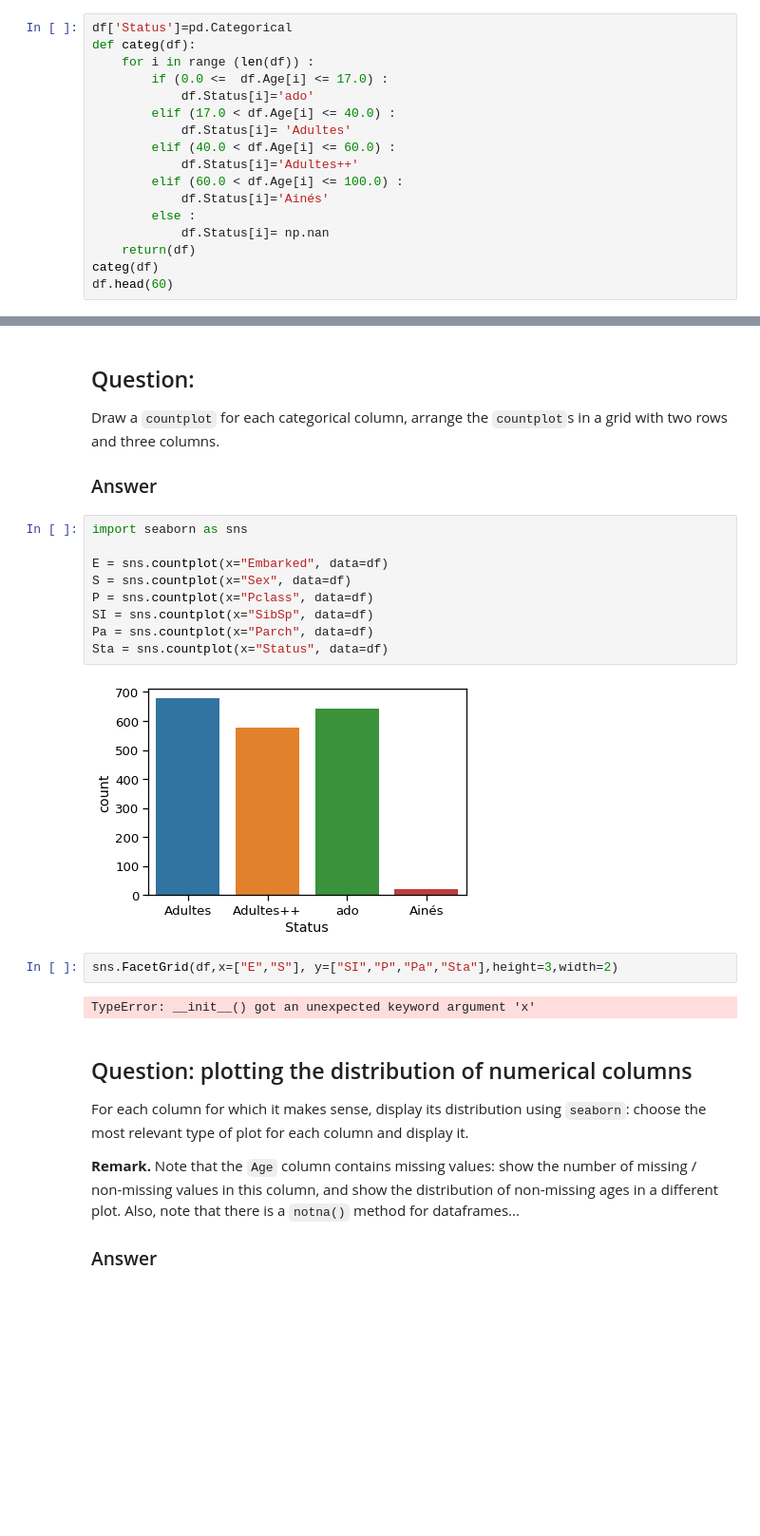
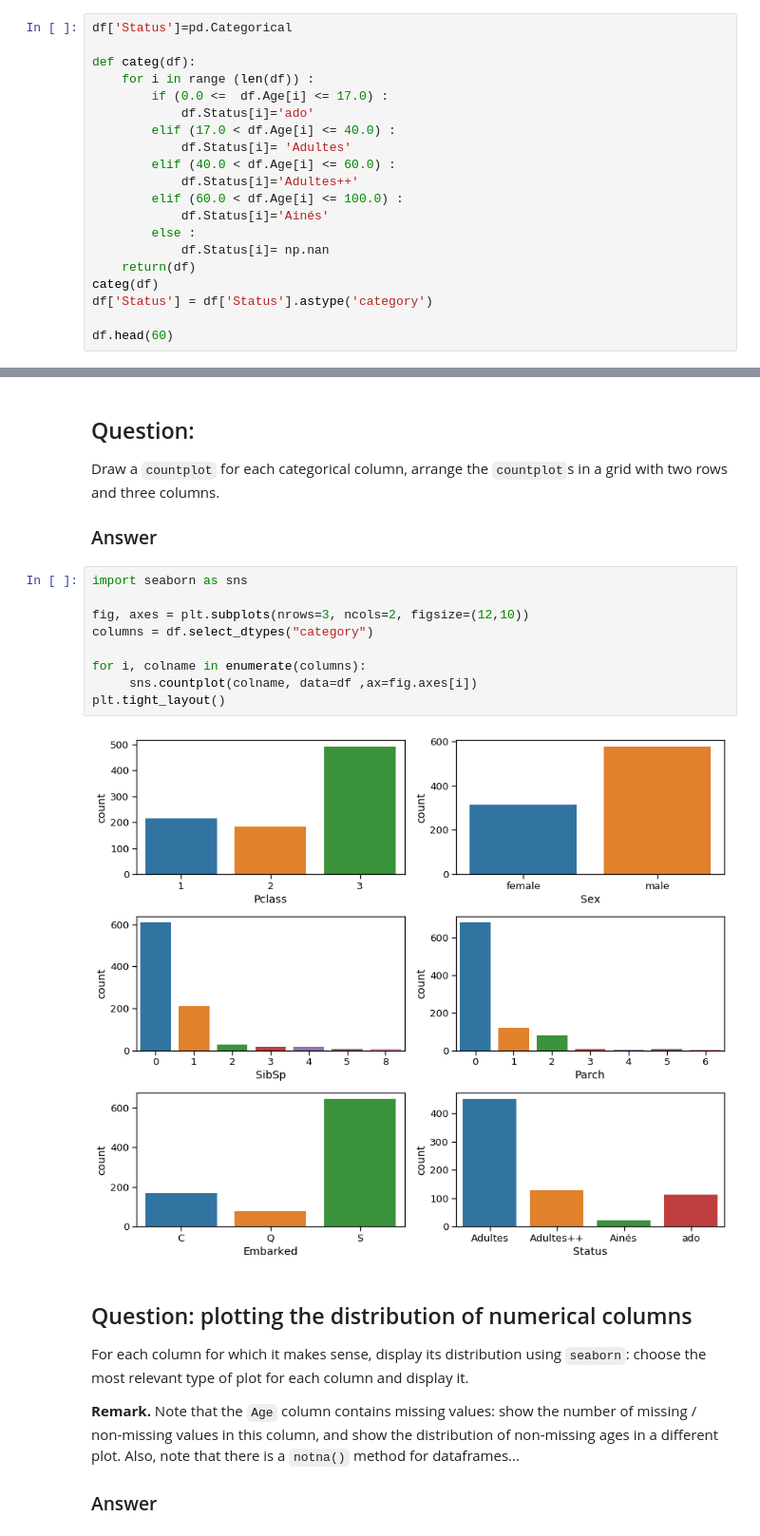
Before and after one commit to luluu12/bigdata, a Jupyter notebook: homework01.ipynb, the cells around one changed output, grey strips where cells are left out. Shown: that part at 95% size. Drawn from its saved outputs; the diff is of its cells as text; blank space fills up the shorter version.

```diff
--- a/homework01.ipynb
+++ b/homework01.ipynb
@@ -365,6 +382,7 @@ column with bins  `[0,17], (17, 40], (40, 60], (60, 100]`
 ### Answer
 # %%
 df['Status']=pd.Categorical
+
 def categ(df):
     for i in range (len(df)) :
         if (0.0 <=  df.Age[i] <= 17.0) :
@@ -379,6 +397,8 @@ def categ(df):
             df.Status[i]= np.nan
     return(df)
 categ(df)
+df['Status'] = df['Status'].astype('category')
+
 df.head(60)
 # %% [output]
 A value is trying to be set on a copy of a slice from a DataFrame
@@ -426,21 +446,17 @@ Draw a `countplot` for each categorical column, arrange the `countplot`s in a gr
 with two rows and three columns.
 
 ### Answer
-# %%
-import seaborn as sns
-
-E = sns.countplot(x="Embarked", data=df)
-S = sns.countplot(x="Sex", data=df)
-P = sns.countplot(x="Pclass", data=df)
-SI = sns.countplot(x="SibSp", data=df)
-Pa = sns.countplot(x="Parch", data=df)
-Sta = sns.countplot(x="Status", data=df)
-# %% [output]
-[figure, removed]
-# %%
-sns.FacetGrid(df,x=["E","S"], y=["SI","P","Pa","Sta"],height=3,width=2)
-# %% [output]
-TypeError: __init__() got an unexpected keyword argument 'x'
+# %%
+import seaborn as sns
+
+fig, axes = plt.subplots(nrows=3, ncols=2, figsize=(12,10))
+columns = df.select_dtypes("category")
+
+for i, colname in enumerate(columns):
+     sns.countplot(colname, data=df ,ax=fig.axes[i])
+plt.tight_layout()
+# %% [output]
+[figure, added]
 # %% [markdown]
 
 ## Question: plotting the distribution of numerical columns
```
Also changed, not shown: parts of 27 cells of this notebook.
